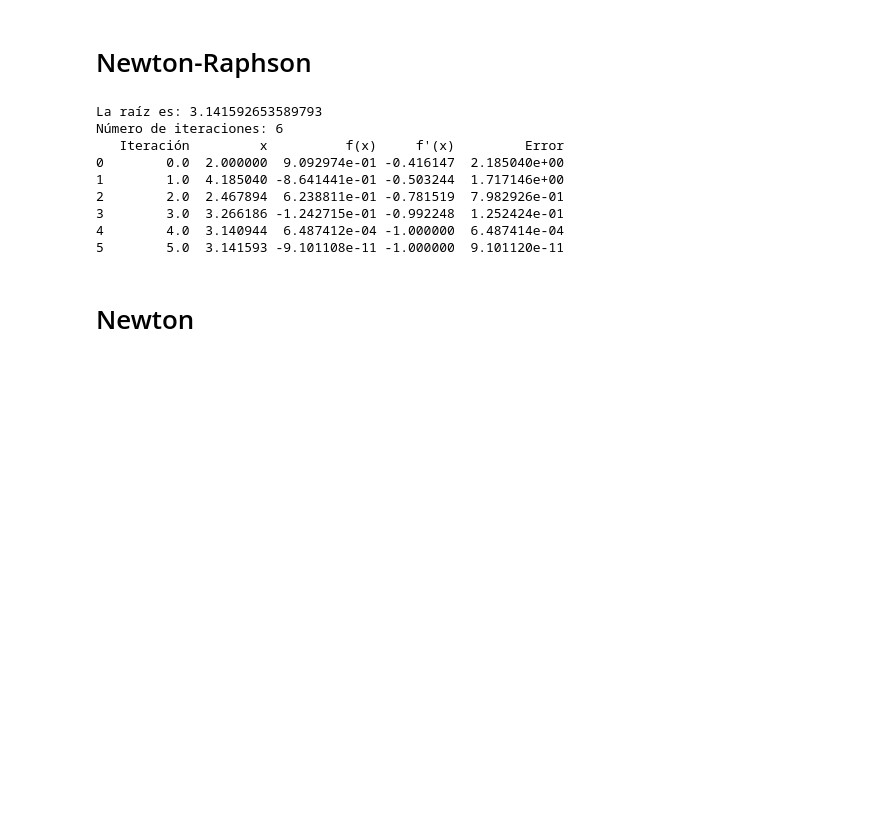
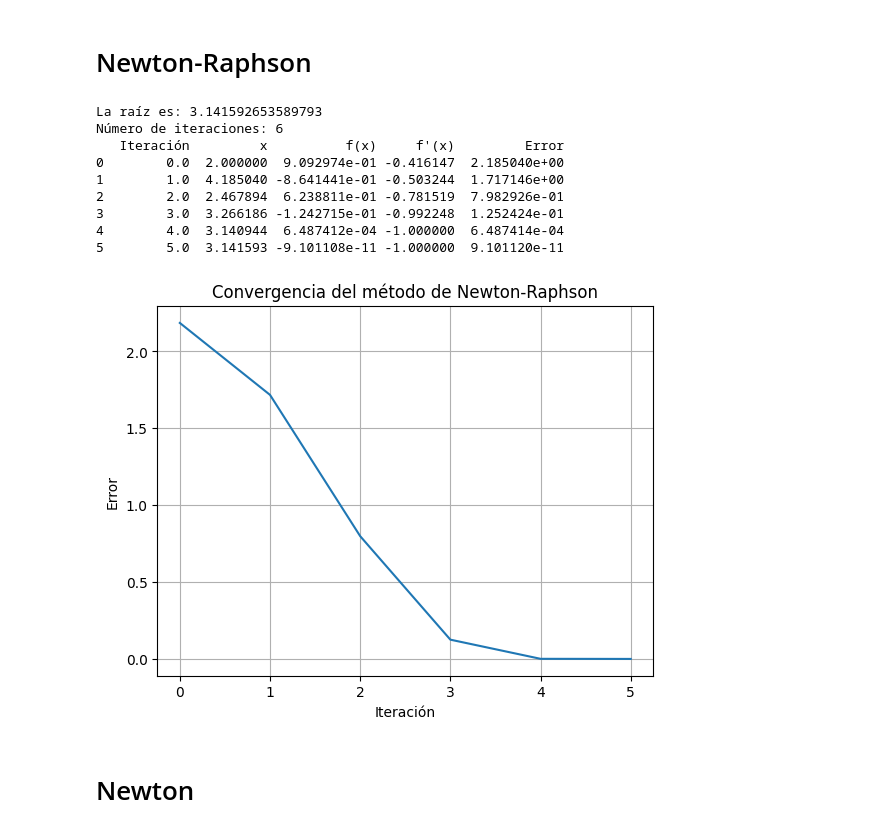
Before and after one commit to danielBrand12/optimization-20252, a Jupyter notebook: optimizacion.ipynb, the cells around one changed output. Cells and saved outputs as stored; diff of their text form; code cells hidden in the pictures; blank space fills up the shorter version.

```diff
--- a/optimizacion.ipynb
+++ b/optimizacion.ipynb
@@ -439,33 +439,43 @@ def newton_raphson(f, df, x0, error, max_iter=100):
 
         x_new = x - fx / dfx
         error_actual = abs(x_new - x)
 
         results.loc[len(results)] = [iteraciones, x, fx, dfx, error_actual]
 
         x = x_new
         iteraciones += 1
 
     return x, iteraciones, results
 
 # Define the function and its derivative
 x = sp.Symbol('x')
 f_sym = f(x)
 df_sym = sp.diff(f_sym, x)
 
 x, iteraciones, df = newton_raphson(sp.lambdify(x, f_sym), sp.lambdify(x, df_sym), x0=2, error=0.0001)
 print("La raíz es:", x)
 print("Número de iteraciones:", iteraciones)
 print(df)
+
+# Gráfica del error
+plt.plot(df["Iteración"], df["Error"])
+plt.xlabel("Iteración")
+plt.ylabel("Error")
+plt.title("Convergencia del método de Newton-Raphson")
+#plt.yscale("log")  # Escala logarítmica para ver mejor la convergencia
+plt.grid(True)
+plt.show()
 # %% [output]
 La raíz es: 3.141592653589793
 Número de iteraciones: 6
    Iteración         x          f(x)     f'(x)         Error
 0        0.0  2.000000  9.092974e-01 -0.416147  2.185040e+00
 1        1.0  4.185040 -8.641441e-01 -0.503244  1.717146e+00
 2        2.0  2.467894  6.238811e-01 -0.781519  7.982926e-01
 3        3.0  3.266186 -1.242715e-01 -0.992248  1.252424e-01
 4        4.0  3.140944  6.487412e-04 -1.000000  6.487414e-04
 5        5.0  3.141593 -9.101108e-11 -1.000000  9.101120e-11
+[figure, added]
 # %% [markdown]
 # Newton
 # %%
```
Also changed, not shown: parts of 2 cells of this notebook.
